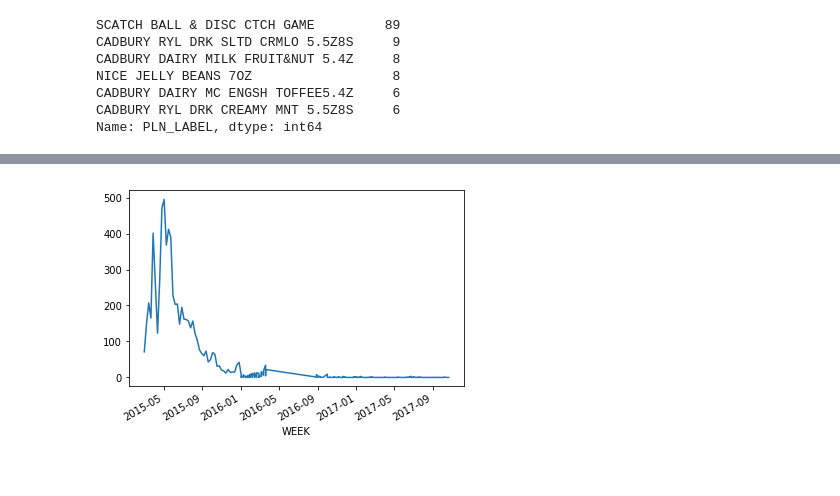
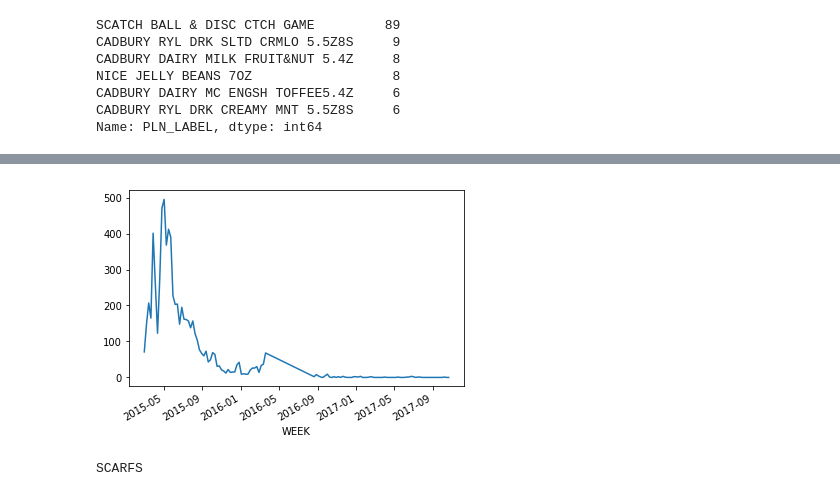
Before and after one commit to antonlagunov1623/ITechArt_lab, a Jupyter notebook: task1.ipynb, the cells around one changed output, grey strips where cells are left out. Cells and saved outputs as stored; diff of their text form; code cells hidden in the pictures.

```diff
--- a/task1.ipynb
+++ b/task1.ipynb
@@ -1056,0 +1055,18 @@ ball.drop(['PLN', 'PLN_LABEL', 'SEG', 'YEAR', 'MONTH', 'DAY'], axis=1, inplace=T
+# %%
+weeks = np.unique(ball['WEEK'].values)
+sums = []
+promos = []
+indexes = ball.index
+# %%
+for w in weeks:
+    s = 0
+    promo = 0
+    for i in indexes:
+        if ball.at[i, 'WEEK']==w:
+            s=s+ball.at[i, 'ACTUAL']
+            if ball.at[i, 'PROMO']==1:
+                promo = 1
+    sums.append(s)
+    promos.append(promo)
+# %%
+ball1 = pd.DataFrame({'WEEK': weeks, 'ACTUAL': sums, 'PROMO': promos})
@@ -1057,2 +1082,2 @@ ball.drop(['PLN', 'PLN_LABEL', 'SEG', 'YEAR', 'MONTH', 'DAY'], axis=1, inplace=T
 # %%
-ball.set_index('WEEK', inplace=True)
+ball1.set_index('WEEK', inplace=True)
@@ -1059,4 +1093,11 @@ ball.set_index('WEEK', inplace=True)
 # %%
-ball['ACTUAL'].plot();
+ball1['ACTUAL'].plot();
 # %% [output]
-[figure, old version]
+[figure, new version]
+# %%
+for i in range(len(consum)):
+    if 'SCARF' in consum.iloc[i]['PRODUCT_CATEGORY_LABEL']:
+        print(consum.iloc[i]['PRODUCT_CATEGORY_LABEL'])
+        break
+# %% [output]
+SCARFS
```
Also changed, not shown: parts of 33 cells of this notebook.
